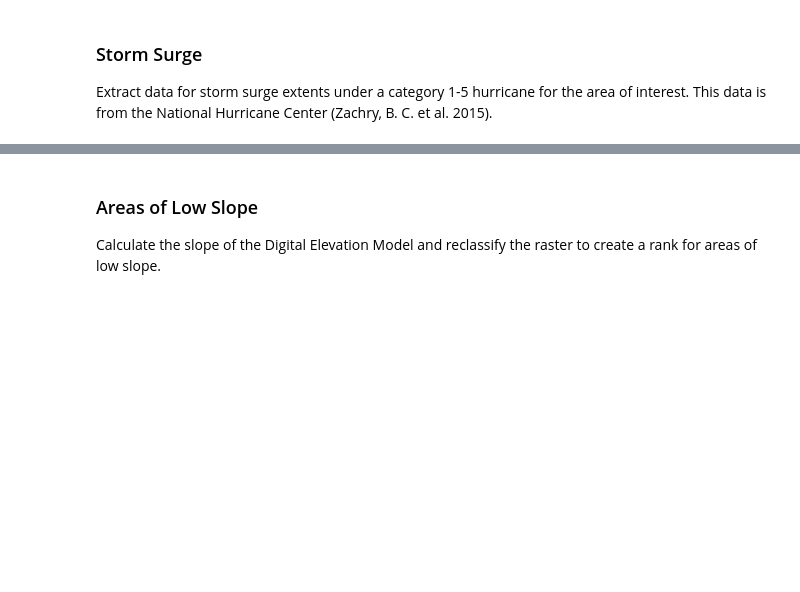
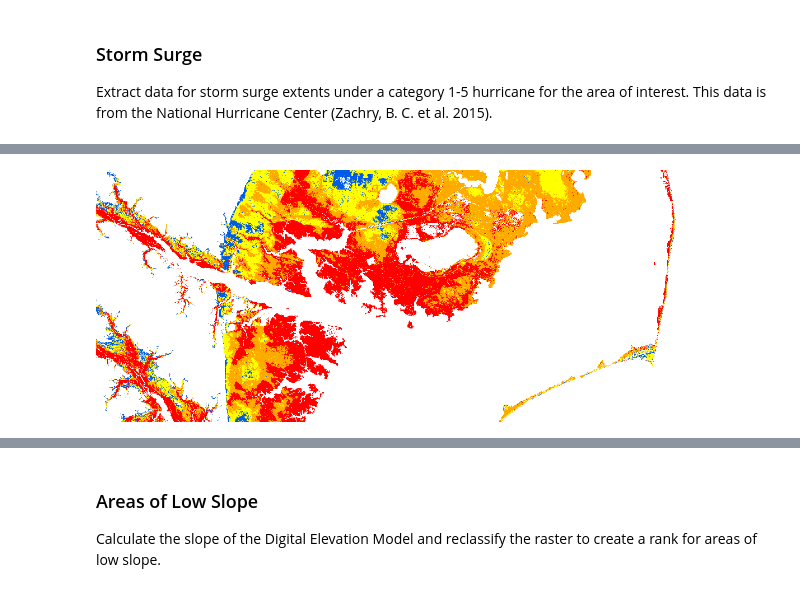
Before and after one commit to megmanning1/ResilienceHubTool, a Jupyter notebook: FinalProject.ipynb, the cells around one changed output, grey strips where cells are left out. Cells and saved outputs as stored; diff of their text form; code cells hidden in the pictures; blank space fills up the shorter version.

```diff
--- a/FinalProject.ipynb
+++ b/FinalProject.ipynb
@@ -319,0 +337,8 @@ Error: Malformed response from server, could not load the dataset: Expecting val
+# %%
+# Get the layers for storm surge under cat. 1-5 storms
+surge4_raster = Raster('https://tiles.arcgis.com/tiles/C8EMgrsFcRFL6LrL/arcgis/rest/services/Storm_Surge_HazardMaps_Category4_v3/MapServer?f=html&cacheKey=ba281138bc28168f'
+)
+surge4_raster.extent = geom_projected.envelope
+surge4_raster
+# %% [output]
+[figure, added]
```
Also changed, not shown: parts of 16 cells of this notebook, 1 other file.
